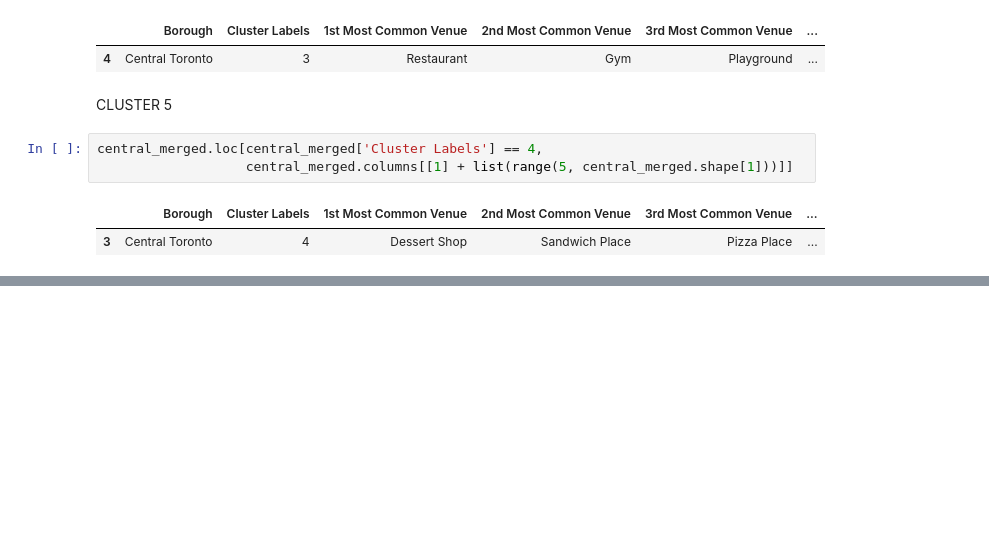
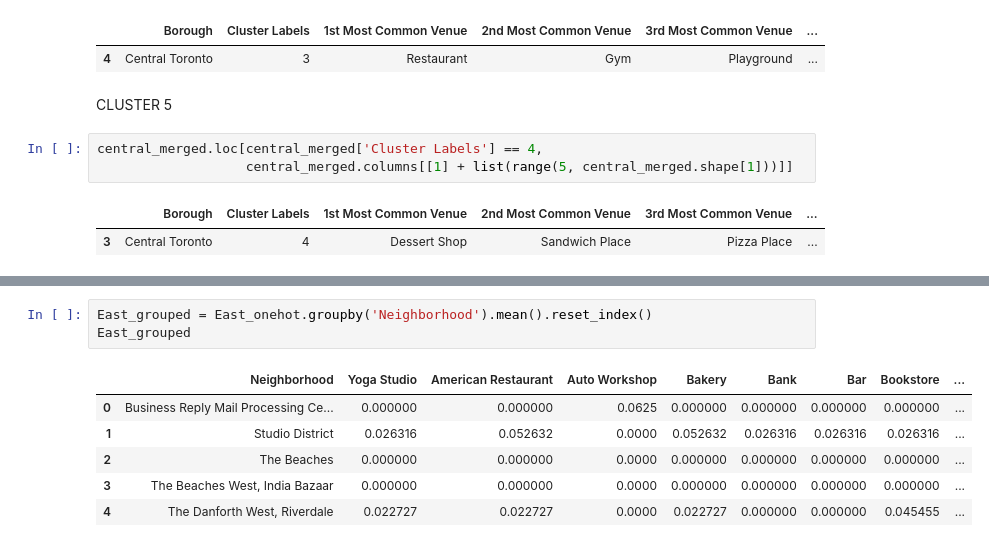
Before and after one commit to Amrutha1978/Segmenting-and-clustering, a Jupyter notebook: CLUSTERING AND EXPLORING NEIGHBORHOODS.ipynb, the cells around one changed output, grey strips where cells are left out. Cells and saved outputs as stored; diff of their text form; blank space fills up the shorter version.

```diff
--- a/CLUSTERING AND EXPLORING NEIGHBORHOODS.ipynb
+++ b/CLUSTERING AND EXPLORING NEIGHBORHOODS.ipynb
@@ -652,0 +789,10 @@ central_merged.loc[central_merged['Cluster Labels'] == 4,
+# %%
+East_grouped = East_onehot.groupby('Neighborhood').mean().reset_index()
+East_grouped
+# %% [output]
+|  | Neighborhood | Yoga Studio | American Restaurant | Auto Workshop | Bakery | Bank | Bar | Bookstore | ... |
+| 0 | Business Reply Mail Processing Ce... | 0.000000 | 0.000000 | 0.0625 | 0.000000 | 0.000000 | 0.000000 | 0.000000 | ... |
+| 1 | Studio District | 0.026316 | 0.052632 | 0.0000 | 0.052632 | 0.026316 | 0.026316 | 0.026316 | ... |
+| 2 | The Beaches | 0.000000 | 0.000000 | 0.0000 | 0.000000 | 0.000000 | 0.000000 | 0.000000 | ... |
+| 3 | The Beaches West, India Bazaar | 0.000000 | 0.000000 | 0.0000 | 0.000000 | 0.000000 | 0.000000 | 0.000000 | ... |
+| 4 | The Danforth West, Riverdale | 0.022727 | 0.022727 | 0.0000 | 0.022727 | 0.000000 | 0.000000 | 0.045455 | ... |
```
Also changed, not shown: parts of 46 cells of this notebook.
